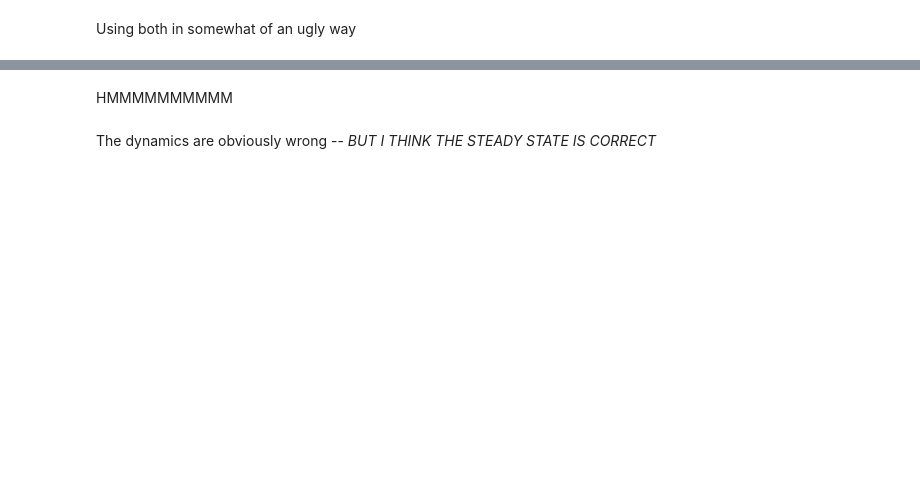
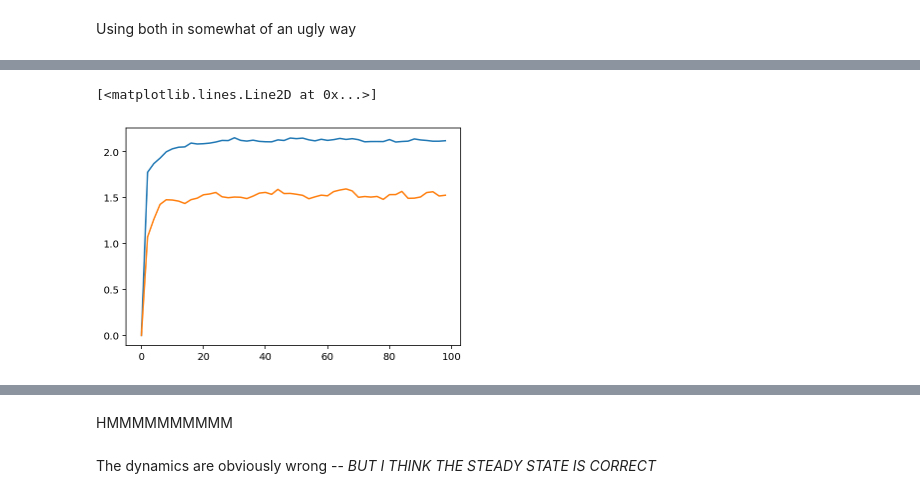
Before and after one commit to pachterlab/GVP_2023, a Jupyter notebook: gg221227_telegraph_reg.ipynb, the cells around one changed output, grey strips where cells are left out. Drawn from its saved outputs; the diff is of its cells as text; code cells hidden in the pictures; blank space fills up the shorter version.

```diff
--- a/gg221227_telegraph_reg.ipynb
+++ b/gg221227_telegraph_reg.ipynb
@@ -669,3 +692,9 @@ Using both in somewhat of an ugly way
+# %%
+plt.plot(t_arr,samples[:,:,2].mean(0))
+plt.plot(t_arr,samples[:,:,2].var(0))
+# %% [output]
+[<matplotlib.lines.Line2D at 0x...>]
+[figure, added]
 # %%
 viz_nondelay(t_arr,samples,N,n,H,A,c10,r10,r01,initcond,init_state_prob,focus=0)
 # %% [output]
```
Also changed, not shown: parts of 19 cells of this notebook.
